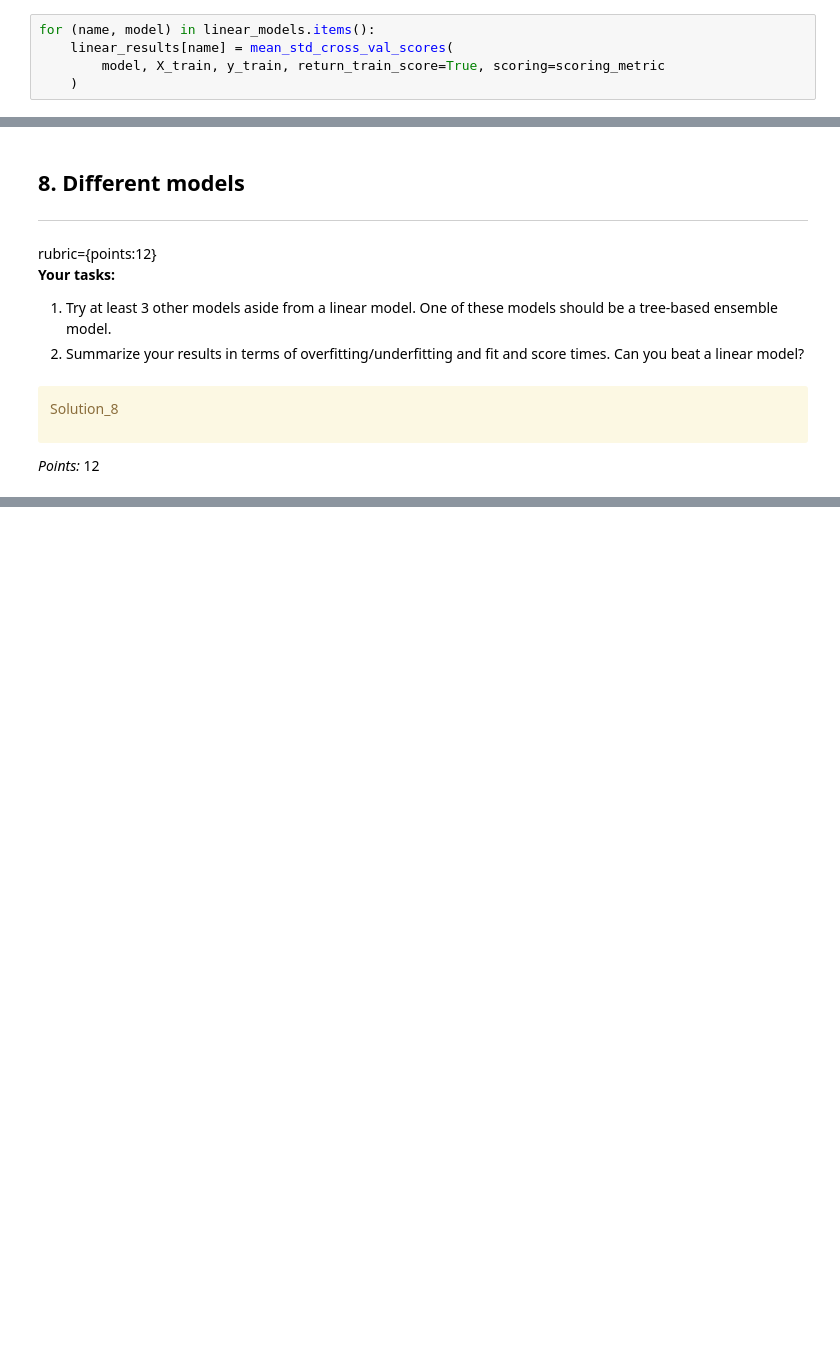
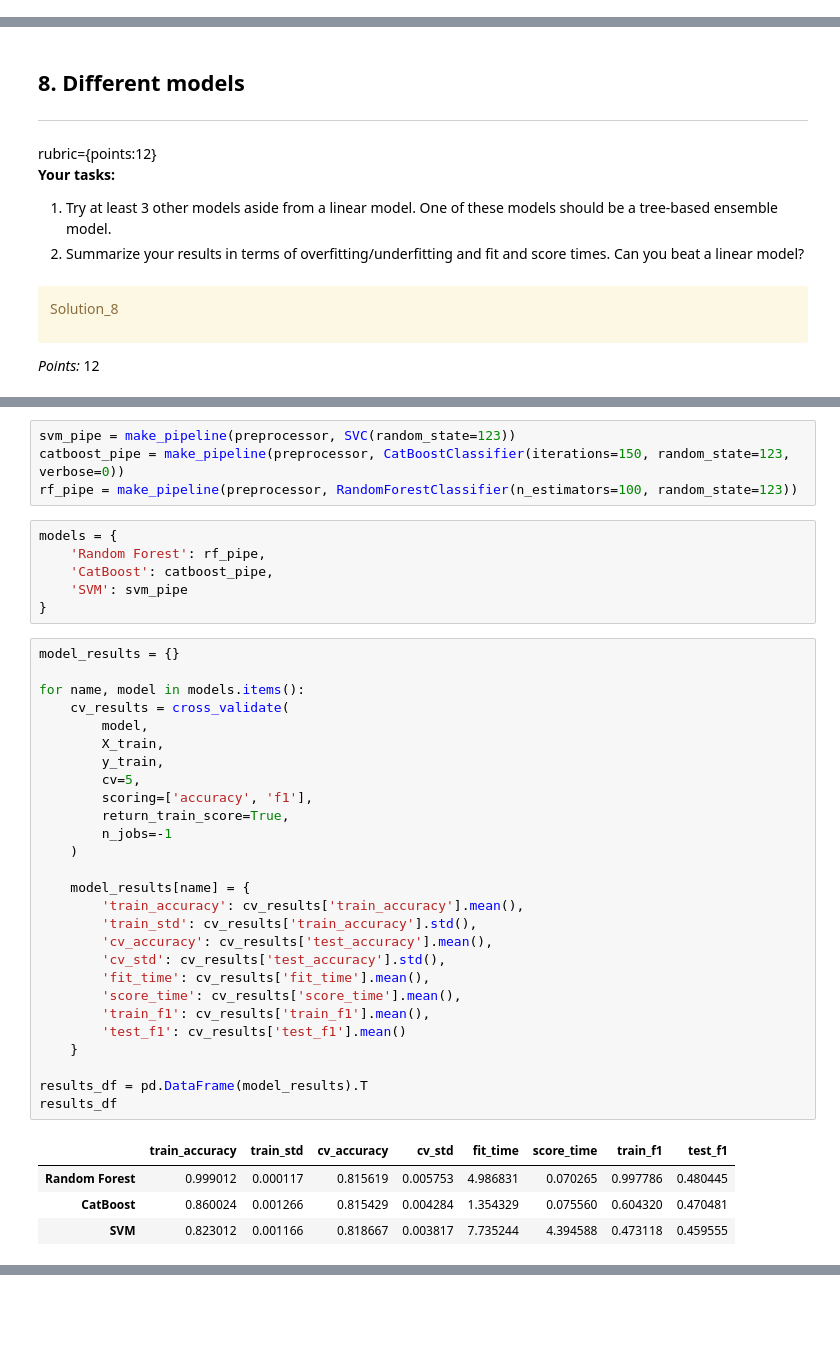
Before and after one commit to krish-arora-88/Credit-Card-Payment-Default-Prediction-Model, a Jupyter notebook: hw5.ipynb, the cells around one changed output, grey strips where cells are left out. Drawn from its saved outputs; the diff is of its cells as text; blank space fills up the shorter version.

```diff
--- a/hw5.ipynb
+++ b/hw5.ipynb
@@ -697,5 +742,0 @@ results_df
-# %%
-for (name, model) in linear_models.items():
-    linear_results[name] = mean_std_cross_val_scores(
-        model, X_train, y_train, return_train_score=True, scoring=scoring_metric
-    )
@@ -749,0 +779,42 @@ _Type your answer here, replacing this text._
+# %%
+svm_pipe = make_pipeline(preprocessor, SVC(random_state=123))
+catboost_pipe = make_pipeline(preprocessor, CatBoostClassifier(iterations=150, random_state=123, verbose=0))
+rf_pipe = make_pipeline(preprocessor, RandomForestClassifier(n_estimators=100, random_state=123))
+# %%
+models = {
+    'Random Forest': rf_pipe,
+    'CatBoost': catboost_pipe,
+    'SVM': svm_pipe
+}
+# %%
+model_results = {}
+
+for name, model in models.items():
+    cv_results = cross_validate(
+        model,
+        X_train,
+        y_train,
+        cv=5,
+        scoring=['accuracy', 'f1'],
+        return_train_score=True,
+        n_jobs=-1
+    )
+
+    model_results[name] = {
+        'train_accuracy': cv_results['train_accuracy'].mean(),
+        'train_std': cv_results['train_accuracy'].std(),
+        'cv_accuracy': cv_results['test_accuracy'].mean(),
+        'cv_std': cv_results['test_accuracy'].std(),
+        'fit_time': cv_results['fit_time'].mean(),
+        'score_time': cv_results['score_time'].mean(),
+        'train_f1': cv_results['train_f1'].mean(),
+        'test_f1': cv_results['test_f1'].mean()
+    }
+
+results_df = pd.DataFrame(model_results).T
+results_df
+# %% [output]
+|  | train_accuracy | train_std | cv_accuracy | cv_std | fit_time | score_time | train_f1 | test_f1 |
+| Random Forest | 0.999012 | 0.000117 | 0.815619 | 0.005753 | 4.986831 | 0.070265 | 0.997786 | 0.480445 |
+| CatBoost | 0.860024 | 0.001266 | 0.815429 | 0.004284 | 1.354329 | 0.075560 | 0.604320 | 0.470481 |
+| SVM | 0.823012 | 0.001166 | 0.818667 | 0.003817 | 7.735244 | 4.394588 | 0.473118 | 0.459555 |
```
Also changed, not shown: parts of 83 cells of this notebook, 5 other files.
